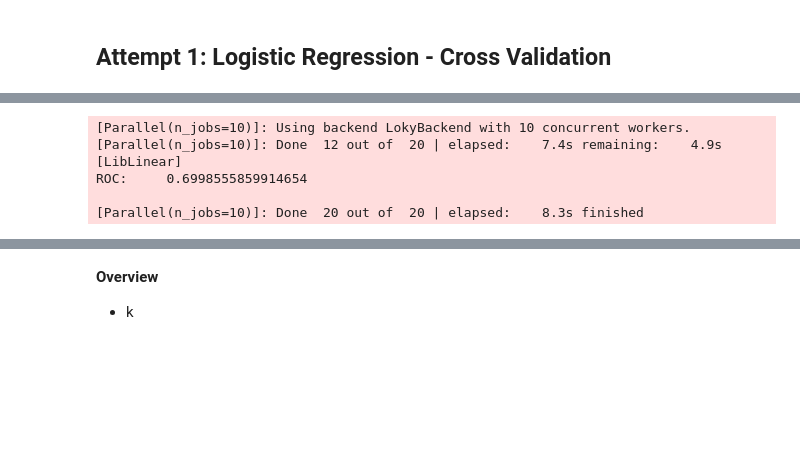
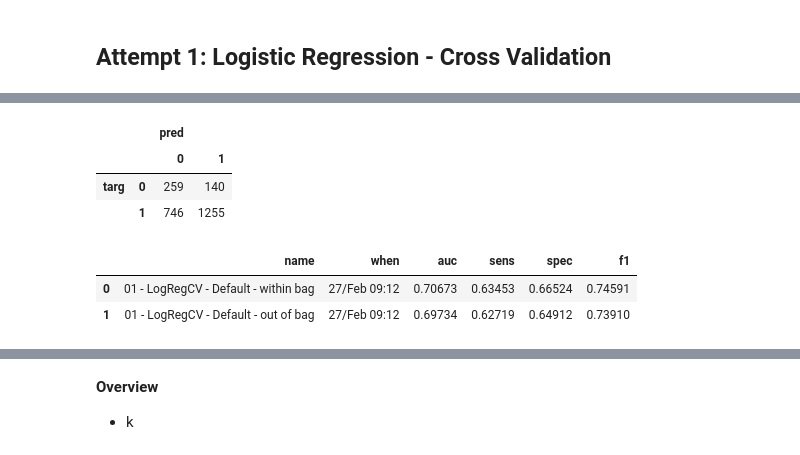
Before and after one commit to chrimaho/MDSI_ADSI_FEB21_AT1, a Jupyter notebook: notebooks/BasketballPrediction_CtrlAltElite.ipynb, the cells around one changed output, grey strips where cells are left out. Saved outputs shown, nothing was run; the diff lists cells and outputs as text; code cells hidden in the pictures; blank space fills up the shorter version.

```diff
--- a/notebooks/BasketballPrediction_CtrlAltElite.ipynb
+++ b/notebooks/BasketballPrediction_CtrlAltElite.ipynb
@@ -238,8 +239,9 @@ feat = scaler.fit_transform(feat)
 # Make sure you stratify the results based on the target variable
 feat_trn, feat_val, targ_trn, targ_val = train_test_split(feat, targ, stratify=targ, test_size=0.3, random_state=123)
 # %%
+from imblearn.over_sampling import SMOTE
+
 # Run over-sampling
-from imblearn.over_sampling import SMOTE
 sm = SMOTE(random_state=42)
-feat_resa_trn, targ_resa_trn = sm.fit_resample(feat_trn, targ_trn)
+feat_smot_trn, targ_smot_trn = sm.fit_resample(feat_trn, targ_trn)
 # %%
@@ -350,12 +383,28 @@ cla = LogisticRegressionCV(
-# %%
-from src.models.predict_model import fit_predict_print
-
-pred_trn, pred_val, prob_val = fit_predict_print(cla, "LogRegCv", feat_trn, targ_trn, feat_val, targ_val)
-# %% [output]
-[Parallel(n_jobs=10)]: Using backend LokyBackend with 10 concurrent workers.
-[Parallel(n_jobs=10)]: Done  12 out of  20 | elapsed:    7.4s remaining:    4.9s
-[LibLinear]
-ROC:     0.6998555859914654
-
-[Parallel(n_jobs=10)]: Done  20 out of  20 | elapsed:    8.3s finished
+# %%
+# Check performance
+pred_scor = save_reg_perf \
+    ( targ=targ_trn
+    , pred=pred_trn
+    , pred_prob=pred_prob_trn
+    , df_metrics=pred_scor
+    , name="01 - LogRegCV - Default - within bag"
+    , print_all=False
+    )
+
+pred_scor = save_reg_perf \
+    ( targ=targ_val
+    , pred=pred_val
+    , pred_prob=pred_prob_val
+    , df_metrics=pred_scor
+    , name="01 - LogRegCV - Default - out of bag"
+    , print_plot=False
+    )
+# %% [output]
+|  |  | pred |  |
+|  |  | 0 | 1 |
+| targ | 0 | 259 | 140 |
+|  | 1 | 746 | 1255 |
+|  | name | when | auc | sens | spec | f1 |
+| 0 | 01 - LogRegCV - Default - within bag | 27/Feb 09:12 | 0.70673 | 0.63453 | 0.66524 | 0.74591 |
+| 1 | 01 - LogRegCV - Default - out of bag | 27/Feb 09:12 | 0.69734 | 0.62719 | 0.64912 | 0.73910 |
 # %%
```
Also changed, not shown: parts of 31 cells of this notebook.
